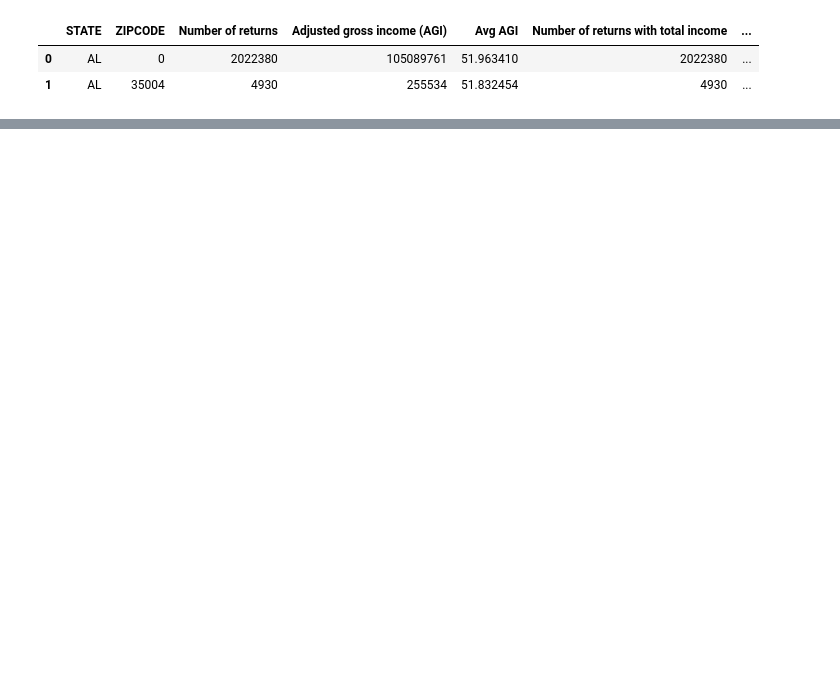
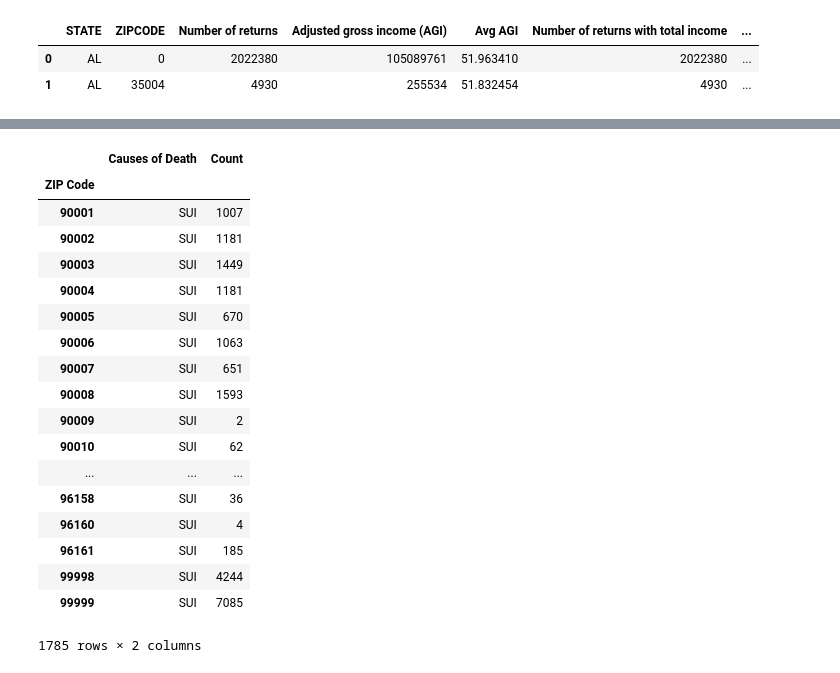
Before and after one commit to moutasemalakkad/etl_project, a Jupyter notebook: ETL.ipynb, the cells around one changed output, grey strips where cells are left out. Drawn from its saved outputs; the diff is of its cells as text; code cells hidden in the pictures; blank space fills up the shorter version.

```diff
--- a/ETL.ipynb
+++ b/ETL.ipynb
@@ -34,0 +69,23 @@ df_income_final.head(2)
+# %%
+df_max_Crime = grouped.groupby(['ZIP Code']).aggregate(np.max)
+df_max_Crime
+# %% [output]
+|  | Causes of Death | Count |
+| ZIP Code |  |  |
+| 90001 | SUI | 1007 |
+| 90002 | SUI | 1181 |
+| 90003 | SUI | 1449 |
+| 90004 | SUI | 1181 |
+| 90005 | SUI | 670 |
+| 90006 | SUI | 1063 |
+| 90007 | SUI | 651 |
+| 90008 | SUI | 1593 |
+| 90009 | SUI | 2 |
+| 90010 | SUI | 62 |
+| ... | ... | ... |
+| 96158 | SUI | 36 |
+| 96160 | SUI | 4 |
+| 96161 | SUI | 185 |
+| 99998 | SUI | 4244 |
+| 99999 | SUI | 7085 |
+1785 rows × 2 columns
```
Also changed, not shown: parts of 7 cells of this notebook.
